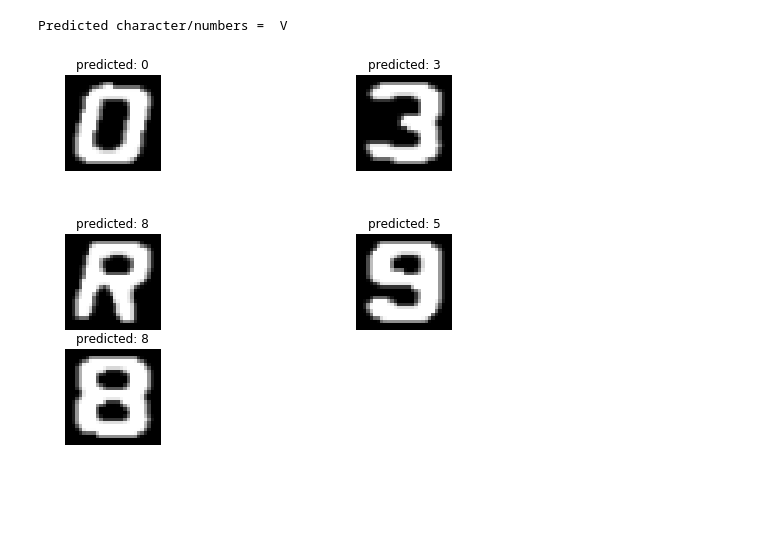
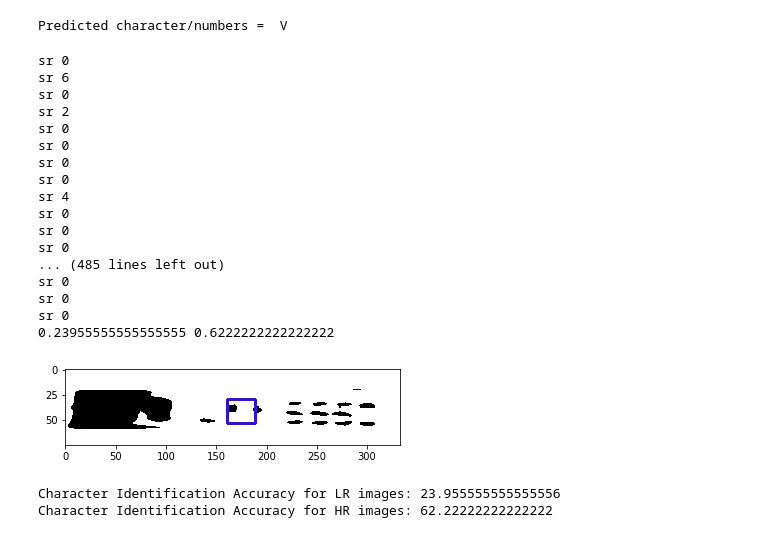
Before and after one commit to VisheshKhosla/Enhancing-Image-Quality-using-SRGANs, a Jupyter notebook: car plate-srgan.ipynb, the cells around one changed output. Saved outputs shown, nothing was run; the diff lists cells and outputs as text; code cells hidden in the pictures; blank space fills up the shorter version.

Commit message:
Added Results on Image Identification

```diff
--- a/car plate-srgan.ipynb
+++ b/car plate-srgan.ipynb
@@ -233,29 +237,15 @@ def show_results():
 print("Predicted character/numbers = ", show_results())
 # %% [output]
 Predicted character/numbers =  V
-# %%
-plt.figure(figsize=(10,6))
-
-# First print characters
-for i,ch in enumerate(char):
-    if i % 2 == 1:
-        img = cv2.resize(ch, (28,28))
-        plt.subplot(3,4,i+1)
-        plt.imshow(img,cmap='gray')
-        plt.title(f'predicted: {show_results()[i]}')
-        plt.axis('off')
-plt.show()
-
-plt.figure(figsize=(10,6))
-# Print numbers
-for i,ch in enumerate(char):
-    if i % 2 == 0:
-        img = cv2.resize(ch, (28,28))
-        plt.subplot(3,4,i+1)
-        plt.imshow(img,cmap='gray')
-        plt.title(f'predicted: {show_results()[i]}')
-        plt.axis('off')
-plt.show()
-# %% [output]
-[figure, removed]
-[figure, removed]
+# %%
+num_plate_data_path="generated"
+state_wise_list=os.listdir(num_plate_data_path)
+images_path_list=[]
+for state in state_wise_list:
+    state_path=os.path.join(num_plate_data_path,state)
+    category_wise_list=os.listdir(state_path)
+    for category in category_wise_list:
+        category_path=os.path.join(state_path,category)
+        images_category_wise=os.listdir(category_path)
+        for image_num_plate in images_category_wise:
+            images_path_list.append(os.path.join(category_path,image_num_plate))
@@ -261,0 +255,33 @@ plt.show()
+# %%
+for (i,img_path) in enumerate(images_path_list):
+    if i==500:
+        break
+    lr_img = cv2.GaussianBlur(cv2.resize(cv2.imread(img_path),(64,64)),(5,5),0.8)
+    char = segment_characters(lr_img)
+    sr_img = cv2.resize(cv2.imread(img_path),(256,256))
+    char = gen(segment_characters(sr_img))
+# %% [output]
+sr 0
+sr 6
+sr 0
+sr 2
+sr 0
+sr 0
+sr 0
+sr 0
+sr 4
+sr 0
+sr 0
+sr 0
+... (485 lines left out)
+sr 0
+sr 0
+sr 0
+0.23955555555555555 0.6222222222222222
+[figure, added]
+# %%
+print("Character Identification Accuracy for LR images:", accuracy_lr*100/(500*9),)
+print("Character Identification Accuracy for HR images:", accuracy_sr*100/(500*9) )
+# %% [output]
+Character Identification Accuracy for LR images: 23.955555555555556
+Character Identification Accuracy for HR images: 62.22222222222222
```
Also changed, not shown: parts of 4 cells of this notebook.
